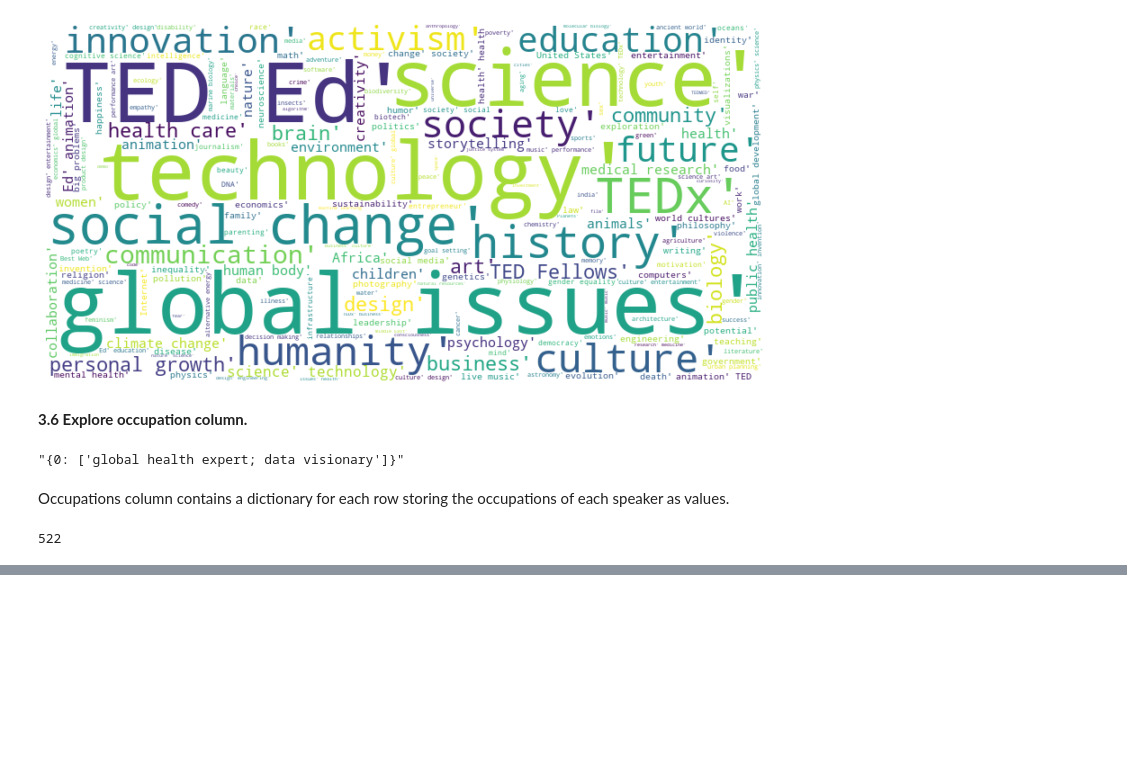
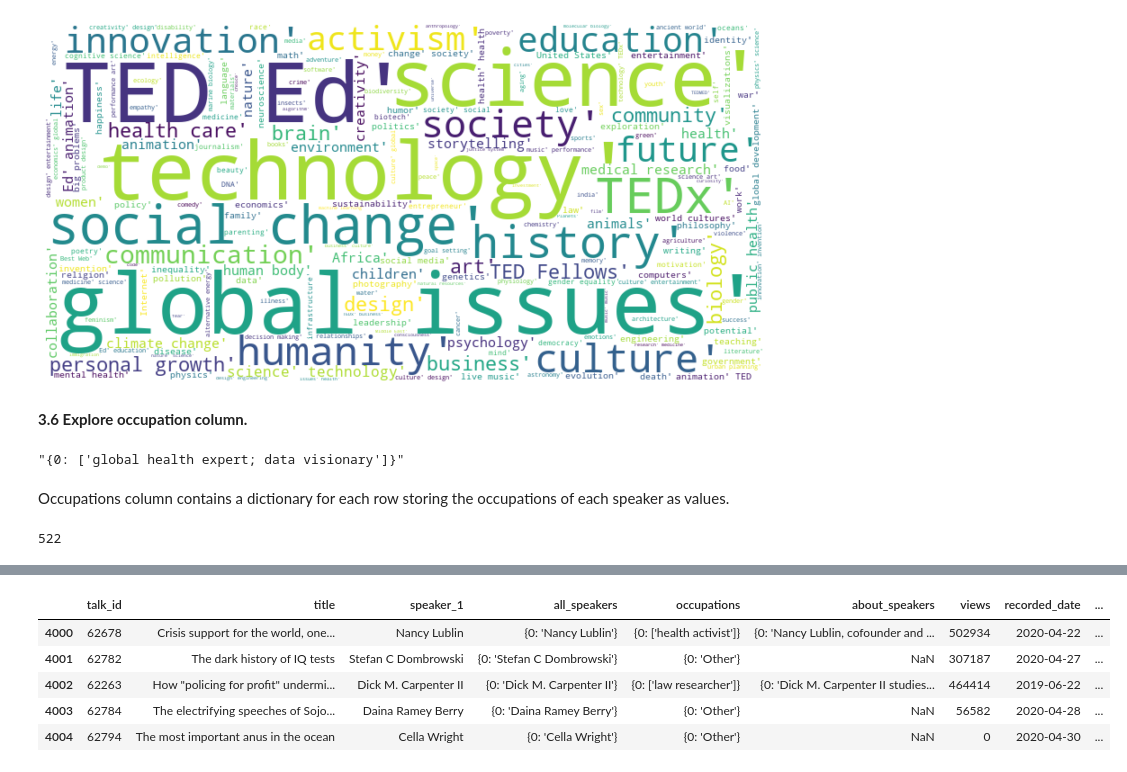
Before and after one commit to Pgupta1996/Ted_Talk_views_Prediction, a Jupyter notebook: Ted_Talk_views_Prediction.ipynb, the cells around one changed output, grey strips where cells are left out. Drawn from its saved outputs; the diff is of its cells as text; code cells hidden in the pictures; blank space fills up the shorter version.

```diff
--- a/Ted_Talk_views_Prediction.ipynb
+++ b/Ted_Talk_views_Prediction.ipynb
@@ -345,0 +381,16 @@ dataset['occupations'].isnull().sum()
+# %%
+#defining a new feature called occupation
+dataset['occupation'] = 'other'
+#iterating through the each row and extracting occupations of speakers
+for index, row in dataset.iterrows():
+    occup_list=list(row['occupations'].values())[0][0]
+    dataset.loc[index,'occupation'] = str(occup_list)
+
+dataset.tail()
+# %% [output]
+|  | talk_id | title | speaker_1 | all_speakers | occupations | about_speakers | views | recorded_date | ... |
+| 4000 | 62678 | Crisis support for the world, one... | Nancy Lublin | {0: 'Nancy Lublin'} | {0: ['health activist']} | {0: 'Nancy Lublin, cofounder and ... | 502934 | 2020-04-22 | ... |
+| 4001 | 62782 | The dark history of IQ tests | Stefan C Dombrowski | {0: 'Stefan C Dombrowski'} | {0: 'Other'} | NaN | 307187 | 2020-04-27 | ... |
+| 4002 | 62263 | How "policing for profit" undermi... | Dick M. Carpenter II | {0: 'Dick M. Carpenter II'} | {0: ['law researcher']} | {0: 'Dick M. Carpenter II studies... | 464414 | 2019-06-22 | ... |
+| 4003 | 62784 | The electrifying speeches of Sojo... | Daina Ramey Berry | {0: 'Daina Ramey Berry'} | {0: 'Other'} | NaN | 56582 | 2020-04-28 | ... |
+| 4004 | 62794 | The most important anus in the ocean | Cella Wright | {0: 'Cella Wright'} | {0: 'Other'} | NaN | 0 | 2020-04-30 | ... |
```
Also changed, not shown: parts of 16 cells of this notebook.
